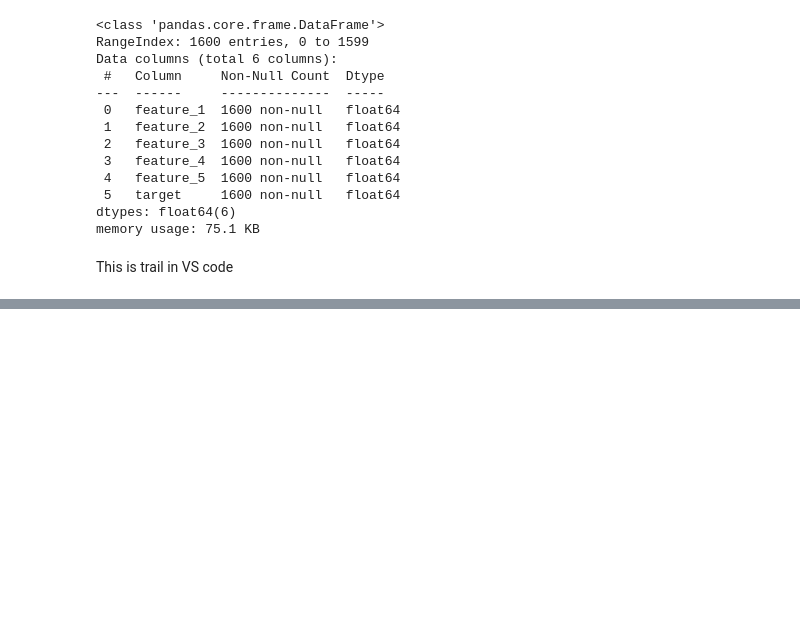
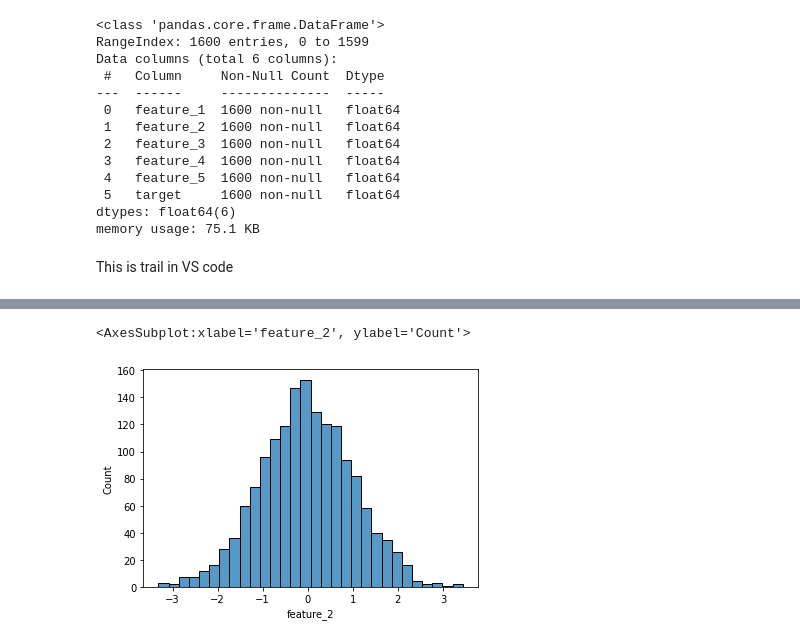
Before and after one commit to sakoutarora/Air-Quality-prediction, a Jupyter notebook: airpollution.ipynb, the cells around one changed output, grey strips where cells are left out. Saved outputs shown, nothing was run; the diff lists cells and outputs as text; code cells hidden in the pictures; blank space fills up the shorter version.

```diff
--- a/airpollution.ipynb
+++ b/airpollution.ipynb
@@ -81,0 +73,5 @@ Requirement already satisfied: six>=1.5 in c:\users\saksh\appdata\local\packages
+# %%
+sns.histplot(data['feature_2'])
+# %% [output]
+<AxesSubplot:xlabel='feature_2', ylabel='Count'>
+[figure, added]
```
Also changed, not shown: parts of 23 cells of this notebook, 1 other file.
